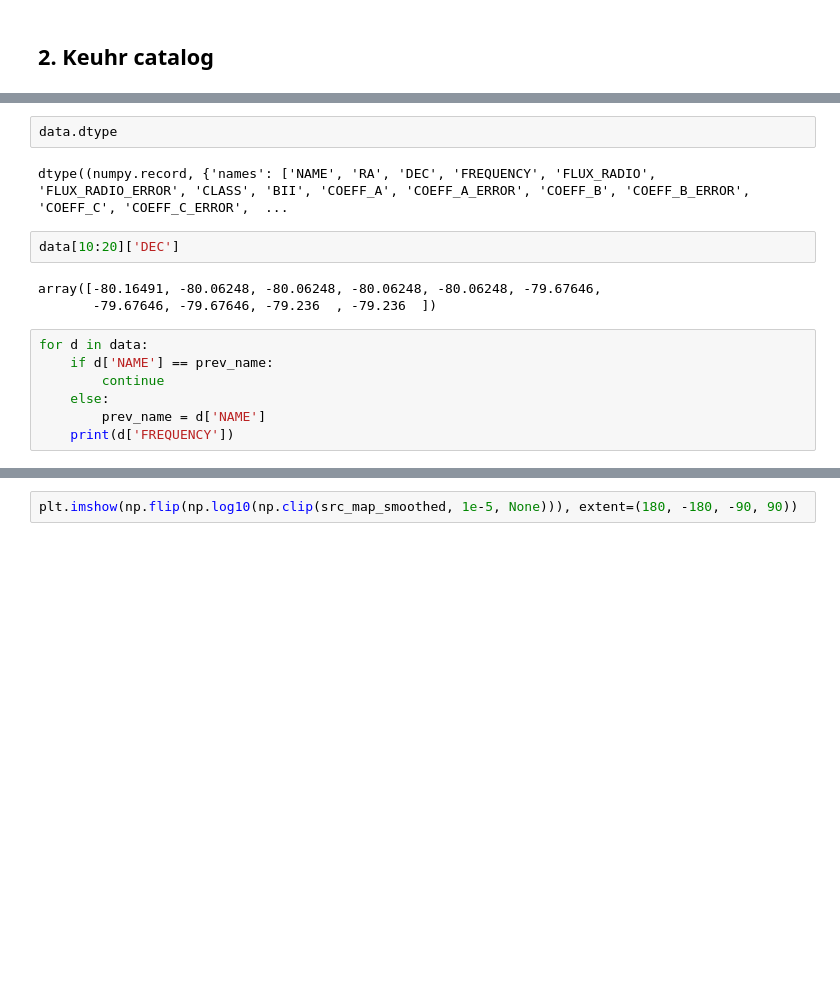
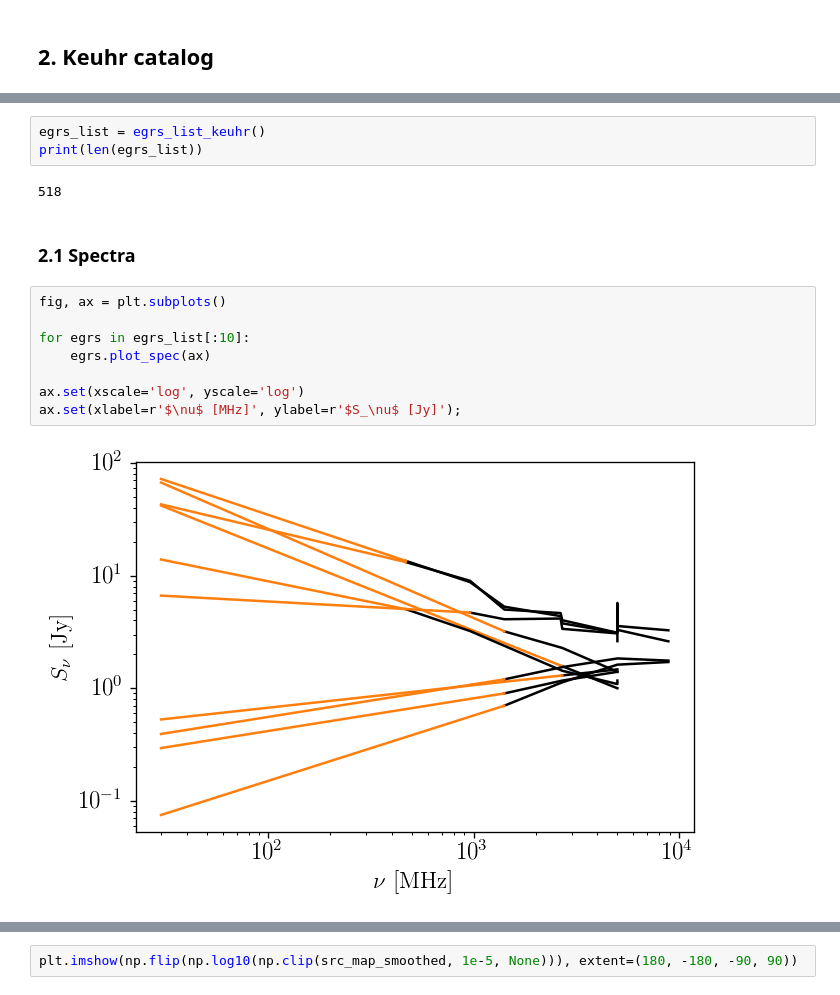
Before and after one commit to yitiansun/axion-mirror, a Jupyter notebook: notebooks/egrs.ipynb, the cells around one changed output, grey strips where cells are left out. Cells and saved outputs as stored; diff of their text form; blank space fills up the shorter version.

```diff
--- a/notebooks/extragalactic.ipynb
+++ b/notebooks/egrs.ipynb
@@ -67,16 +62,17 @@ len(data)
-# %%
-data.dtype
-# %% [output]
-dtype((numpy.record, {'names': ['NAME', 'RA', 'DEC', 'FREQUENCY', 'FLUX_RADIO', 'FLUX_RADIO_ERROR', 'CLASS', 'BII', 'COEFF_A', 'COEFF_A_ERROR', 'COEFF_B', 'COEFF_B_ERROR', 'COEFF_C', 'COEFF_C_ERROR',  ...
-# %%
-data[10:20]['DEC']
-# %% [output]
-array([-80.16491, -80.06248, -80.06248, -80.06248, -80.06248, -79.67646,
-       -79.67646, -79.67646, -79.236  , -79.236  ])
-# %%
-for d in data:
-    if d['NAME'] == prev_name:
-        continue
-    else:
-        prev_name = d['NAME']
-    print(d['FREQUENCY'])
+# %%
+egrs_list = egrs_list_keuhr()
+print(len(egrs_list))
+# %% [output]
+518
+# %% [markdown]
+### 2.1 Spectra
+# %%
+fig, ax = plt.subplots()
+
+for egrs in egrs_list[:10]:
+    egrs.plot_spec(ax)
+
+ax.set(xscale='log', yscale='log')
+ax.set(xlabel=r'$\nu$ [MHz]', ylabel=r'$S_\nu$ [Jy]');
+# %% [output]
+[figure, added]
```
Also changed, not shown: parts of 10 cells of this notebook, 21 other files.
